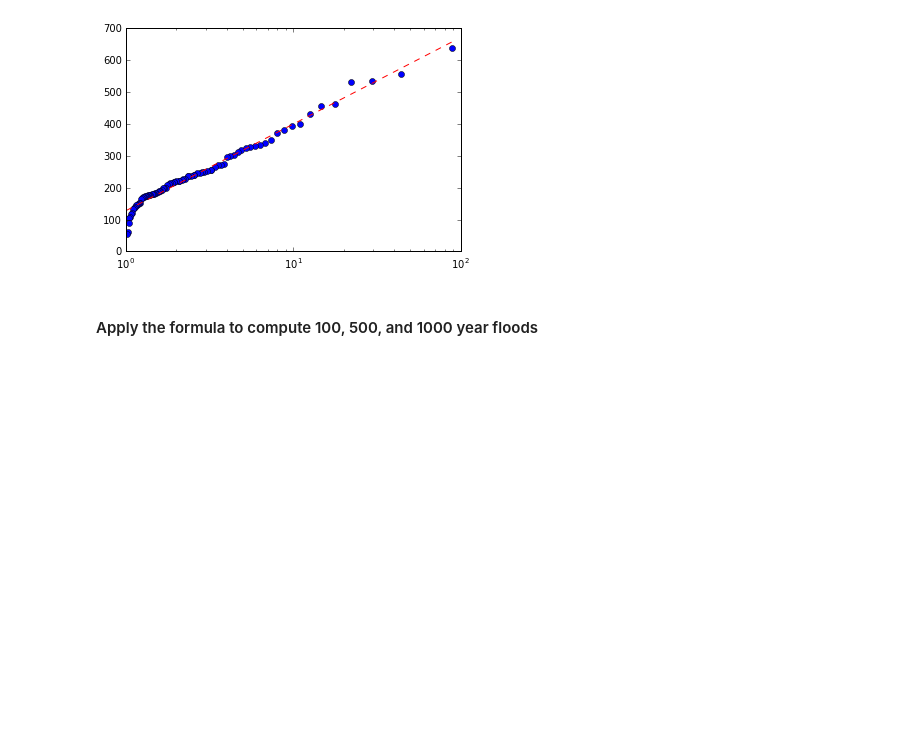
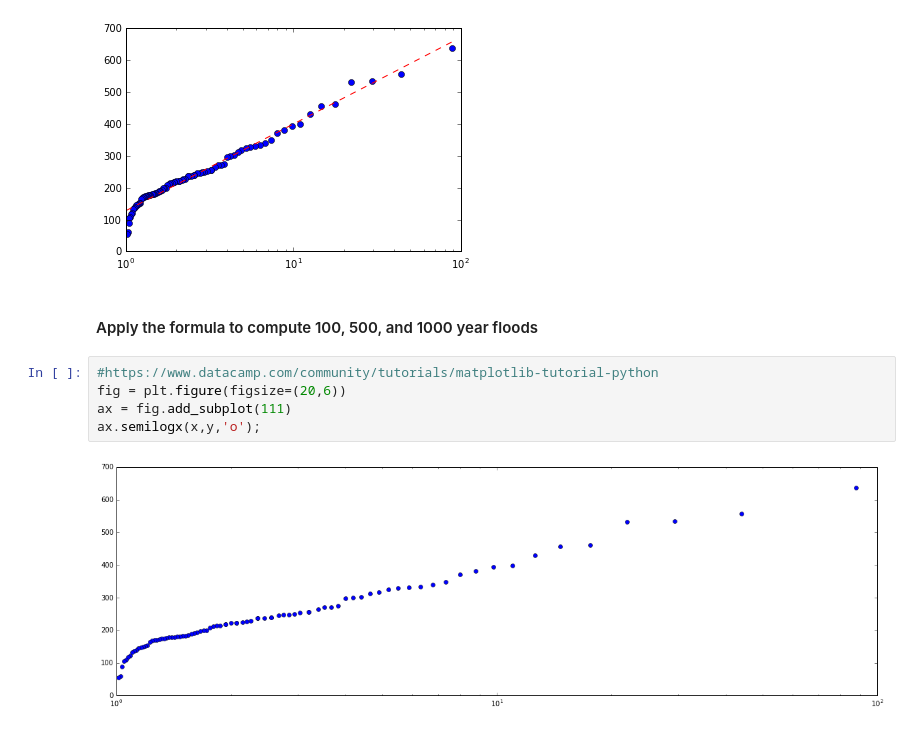
Before and after one commit to johnpfay/Water-Data-Bootcamp, a Jupyter notebook: 1_StreamFlow/Python/03-Flood-Frequency-Analysis.ipynb, the cells around one changed output. Drawn from its saved outputs; the diff is of its cells as text; blank space fills up the shorter version.

Commit message:
Flood python edits

```diff
--- a/1_StreamFlow/Python/03-Flood-Frequency-Analysis.ipynb
+++ b/1_StreamFlow/Python/03-Flood-Frequency-Analysis.ipynb
@@ -115,3 +82,10 @@ y=118.000954x+(128.192589)
 [figure]
 # %% [markdown]
 #### Apply the formula to compute 100, 500, and 1000 year floods
+# %%
+#https://www.datacamp.com/community/tutorials/matplotlib-tutorial-python
+fig = plt.figure(figsize=(20,6))
+ax = fig.add_subplot(111)
+ax.semilogx(x,y,'o');
+# %% [output]
+[figure, added]
```
Also changed, not shown: parts of 11 cells of this notebook, 2 other files.
